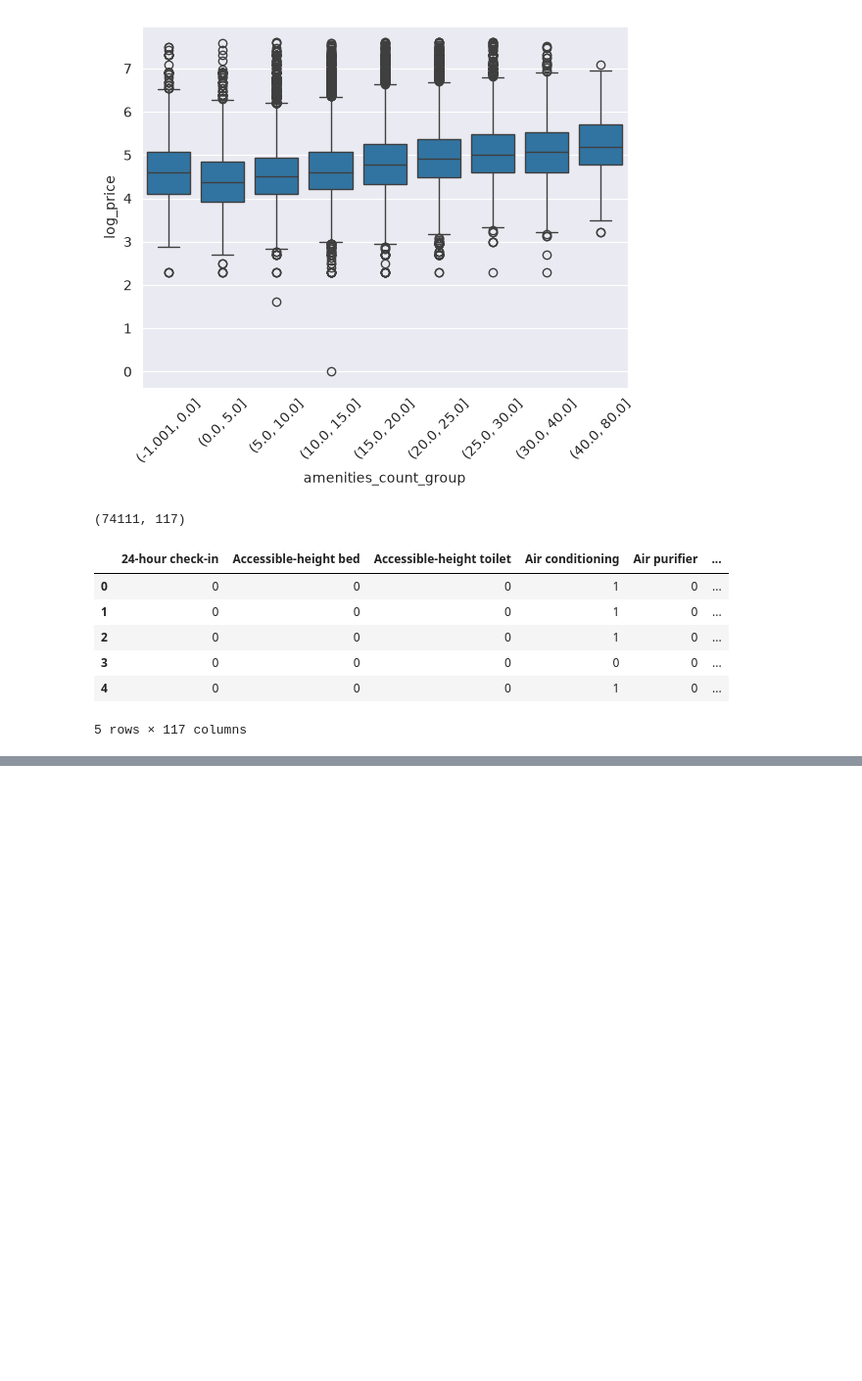
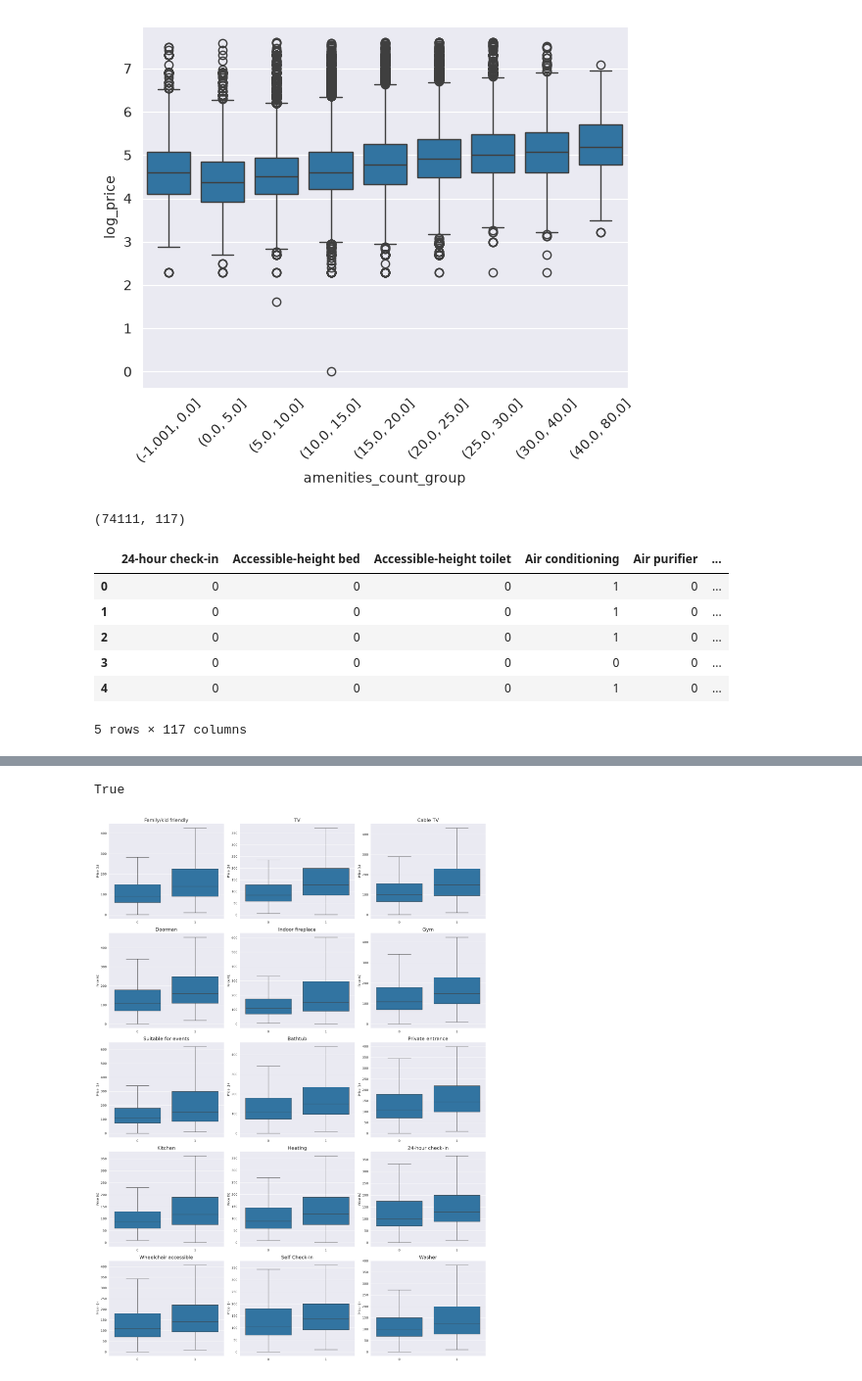
Before and after one commit to Car1LL/airbnb_prices_prediction, a Jupyter notebook: notebooks/00_EDA.ipynb, the cells around one changed output, grey strips where cells are left out. Shown at 98% size. Cells and saved outputs as stored; diff of their text form; code cells hidden in the pictures; blank space fills up the shorter version.

```diff
--- a/notebooks/00_EDA.ipynb
+++ b/notebooks/00_EDA.ipynb
@@ -2697,0 +2828,8 @@ amenities_encoded.head()
+# %%
+top15_amenities = amenities_summary[amenities_summary['Frequency (%)'] >= 5]
+
+top15_amenities = top15_amenities.sort_values('Median Ratio (%)', ascending=False)
+
+top15_amenities = top15_amenities.head(15)
+
+top15_amenities
@@ -2697,0 +2886,4 @@ amenities_encoded.head()
+# %%
+amenities_encoded['price'] = df['price']
+
+amenities_encoded.head()
@@ -2697,0 +2898,38 @@ amenities_encoded.head()
+# %%
+amenities_encoded.index.equals(df.index)
+# %% [output]
+True
+# %%
+def plot_amenities_boxplots(data, amenities, ncols=3):
+    n = len(amenities)
+    nrows = (n + ncols - 1) // ncols
+
+    fig, axes = plt.subplots(
+        nrows=nrows,
+        ncols=ncols,
+        figsize=(6*ncols, 5*nrows)
+    )
+    axes = axes.flatten()
+
+    for ax, amenity in zip(axes, amenities):
+        sns.boxplot(
+            data=data,
+            x=amenity,
+            y='price',
+            ax=ax,
+            showfliers=False
+        )
+
+        ax.set_title(amenity, fontsize=16)
+        ax.set_xlabel("")
+        ax.set_ylabel("Price ($)")
+
+    for ax in axes[n:]:
+        fig.delaxes(ax)
+
+    plt.tight_layout()
+    plt.show()
+# %%
+plot_amenities_boxplots(data=amenities_encoded, amenities=top15_amenities['Amenity'])
+# %% [output]
+[figure, added]
```
Also changed, not shown: parts of 14 cells of this notebook.
